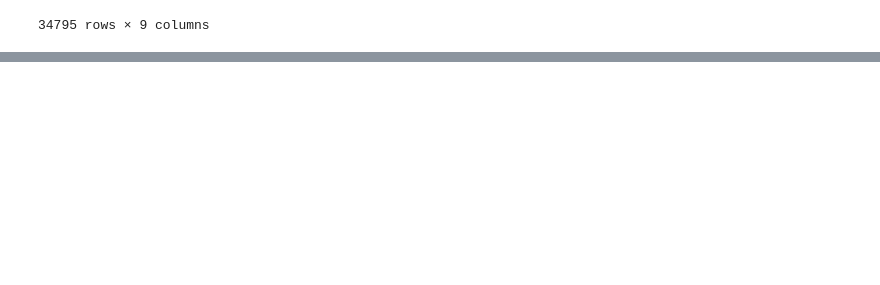
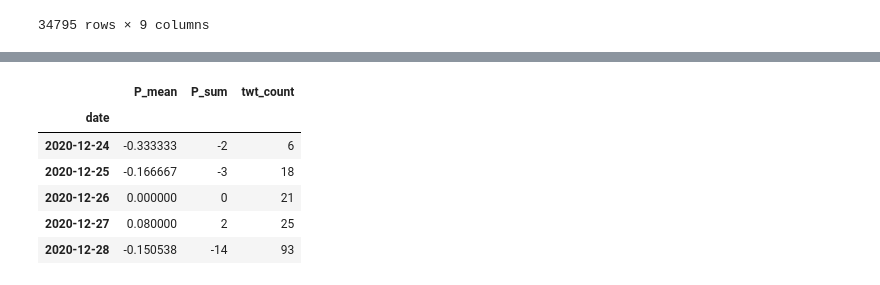
Before and after one commit to SohomSaha045/finalYearProject, a Jupyter notebook: model.ipynb, the cells around one changed output, grey strips where cells are left out. Drawn from its saved outputs; the diff is of its cells as text; code cells hidden in the pictures; blank space fills up the shorter version.

```diff
--- a/model.ipynb
+++ b/model.ipynb
@@ -175,3 +207,7 @@ pd.read_csv('polarizedTweets.csv')
 | 34793 | 2020/12/24 | 20:36:07 | Apple had a $350B market cap when... | 2 | 56 | 3 | apple market cap tim cook become ... | negative | -1 |
 | 34794 | 2020/12/24 | 19:57:49 | @Trendspider_J I felt like that w... | 0 | 3 | 1 | felt like msft week ago | negative | -1 |
 34795 rows × 9 columns
+# %%
+polar=pd.read_csv('polarizedTweets.csv')
+ptweets=polar.loc[:,['date','Polarity']]
+ptweets.head()
@@ -177,0 +221,19 @@ pd.read_csv('polarizedTweets.csv')
+# %%
+# Change the date format to match with the next csv file date format
+ptweets['date'] =pd.to_datetime(ptweets['date'],infer_datetime_format=True)
+ptweets['date'] =pd.to_datetime(ptweets['date'].dt.strftime("%m/%d/%y"))
+
+# Aggregate the tweets polarization by avergae, sum and counts
+Pol_df = pd.DataFrame(ptweets.groupby('date')['Polarity'].mean())
+Pol_df.rename(columns={"Polarity":"P_mean"},inplace=True)
+Pol_df['P_sum'] = ptweets.groupby('date')['Polarity'].sum()
+Pol_df['twt_count'] = ptweets.groupby('date')['Polarity'].count()
+Pol_df.head()
+# %% [output]
+|  | P_mean | P_sum | twt_count |
+| date |  |  |  |
+| 2020-12-24 | -0.333333 | -2 | 6 |
+| 2020-12-25 | -0.166667 | -3 | 18 |
+| 2020-12-26 | 0.000000 | 0 | 21 |
+| 2020-12-27 | 0.080000 | 2 | 25 |
+| 2020-12-28 | -0.150538 | -14 | 93 |
```
Also changed, not shown: parts of 8 cells of this notebook.
